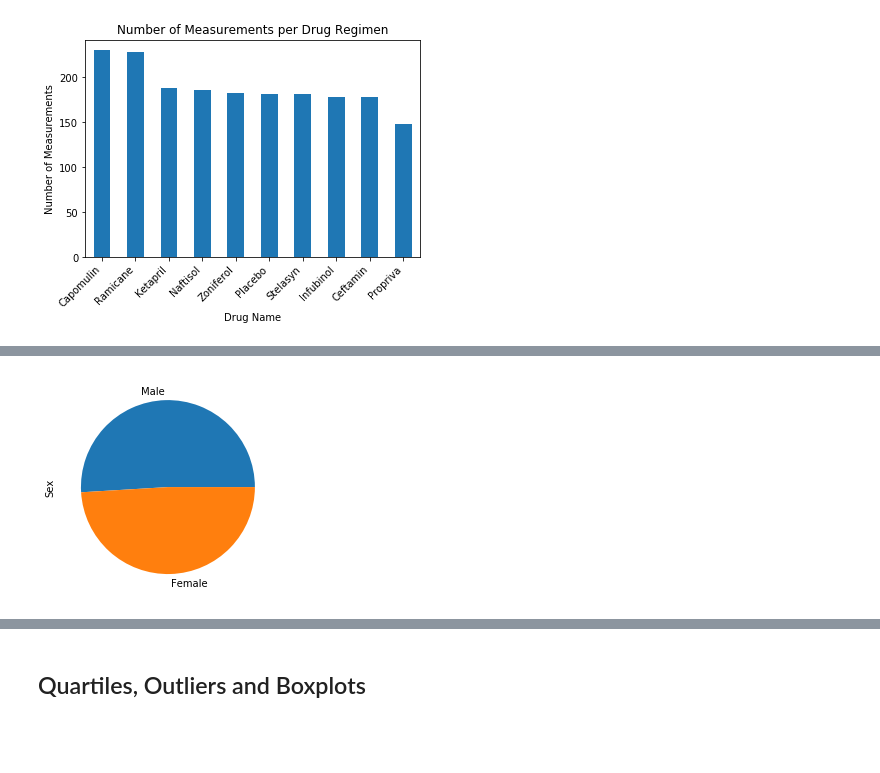
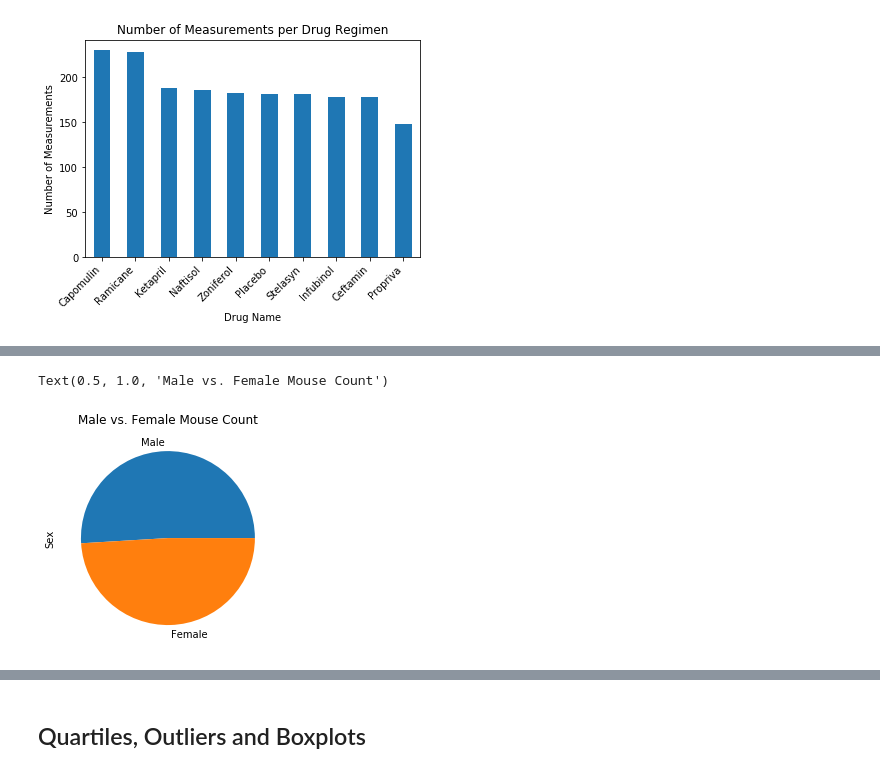
Before and after one commit to briennecole/matplotlib_challenge, a Jupyter notebook: pymaceuticals_challenge.ipynb, the cells around one changed output, grey strips where cells are left out. Saved outputs shown, nothing was run; the diff lists cells and outputs as text; code cells hidden in the pictures; blank space fills up the shorter version.

```diff
--- a/pymaceuticals_challenge.ipynb
+++ b/pymaceuticals_challenge.ipynb
@@ -196,8 +199,10 @@ plt.xticks(rotation=45)
 # %%
 # Generate a pie plot showing the distribution of female versus male mice using pandas
 m_f_count = clean_data["Sex"].value_counts()
 m_f_pie = m_f_count.plot(kind="pie")
+plt.title("Male vs. Female Mouse Count")
 # %% [output]
+Text(0.5, 1.0, 'Male vs. Female Mouse Count')
-[figure, old version]
+[figure, new version]
 # %%
 # Generate a pie plot showing the distribution of female versus male mice using pyplot
```
Also changed, not shown: parts of 5 cells of this notebook.
